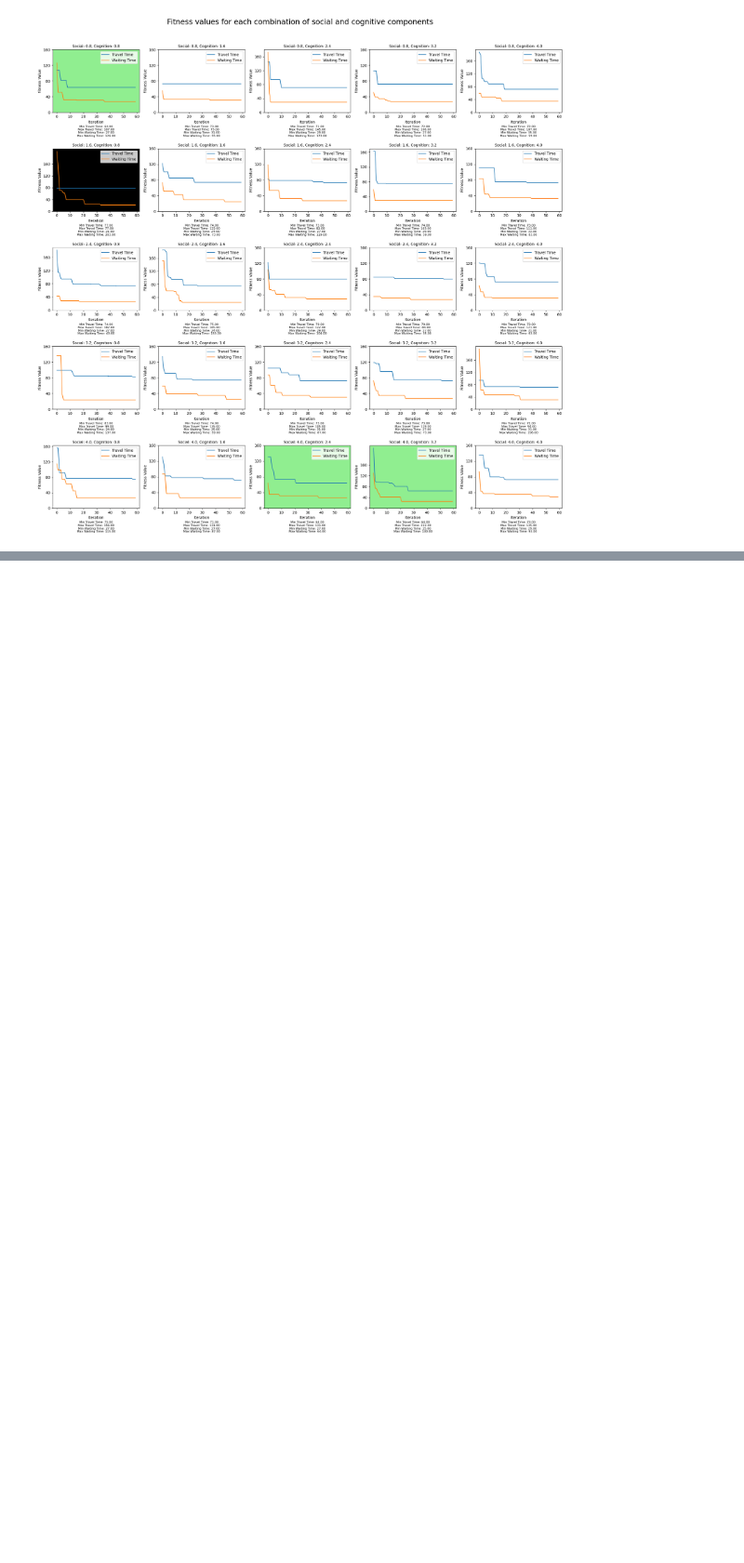
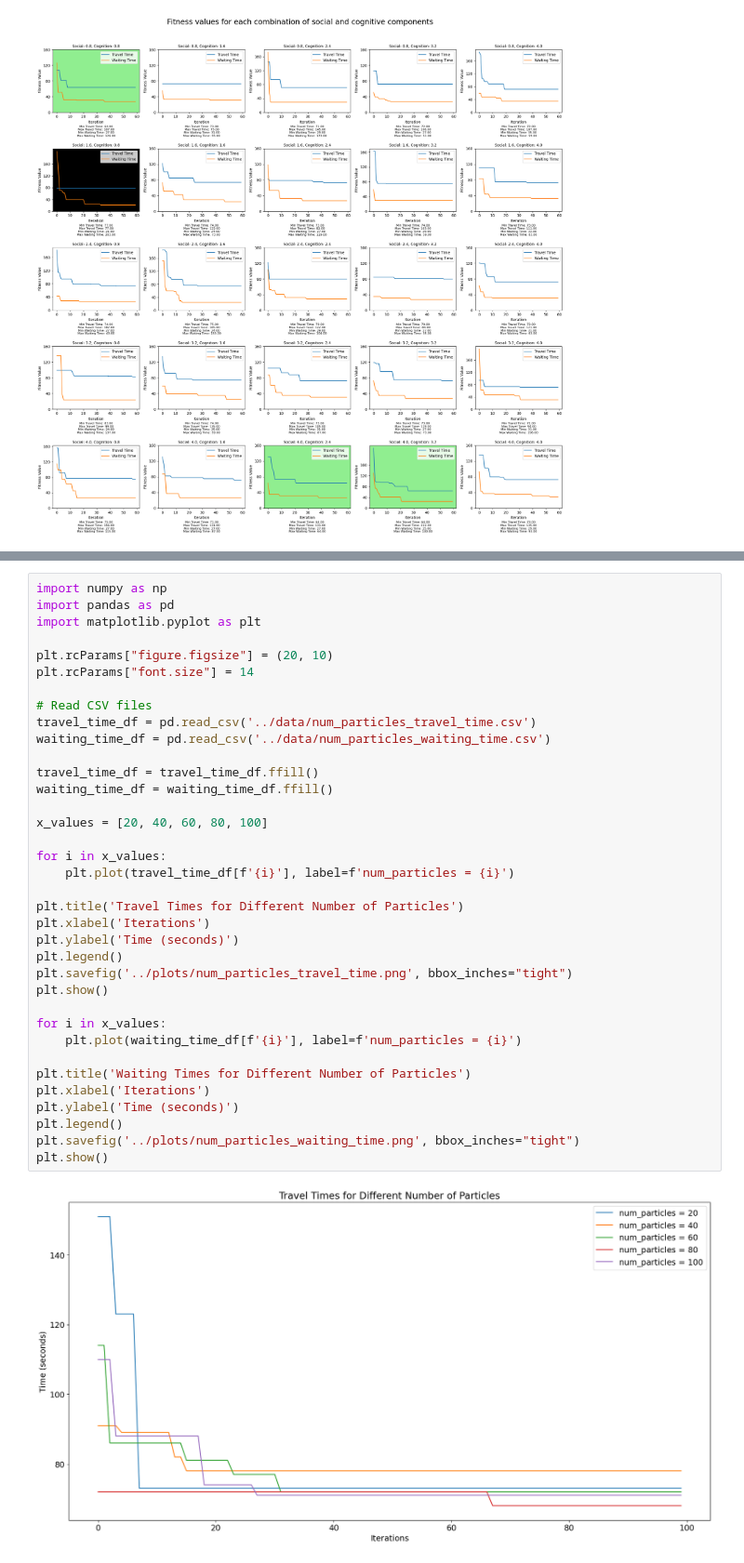
Before and after one commit to Manan-dev/Traffic-Optimization-Project, a Jupyter notebook: notebooks/sim_pso.ipynb, the cells around one changed output, grey strips where cells are left out. Shown at 93% size. Drawn from its saved outputs; the diff is of its cells as text; blank space fills up the shorter version.

```diff
--- a/notebooks/sim_pso.ipynb
+++ b/notebooks/sim_pso.ipynb
@@ -523,0 +475,38 @@ plt.savefig('../plots/social_cognition.png')
+# %%
+import numpy as np
+import pandas as pd
+import matplotlib.pyplot as plt
+
+plt.rcParams["figure.figsize"] = (20, 10)
+plt.rcParams["font.size"] = 14
+
+# Read CSV files
+travel_time_df = pd.read_csv('../data/num_particles_travel_time.csv')
+waiting_time_df = pd.read_csv('../data/num_particles_waiting_time.csv')
+
+travel_time_df = travel_time_df.ffill()
+waiting_time_df = waiting_time_df.ffill()
+
+x_values = [20, 40, 60, 80, 100]
+
+for i in x_values:
+    plt.plot(travel_time_df[f'{i}'], label=f'num_particles = {i}')
+
+plt.title('Travel Times for Different Number of Particles')
+plt.xlabel('Iterations')
+plt.ylabel('Time (seconds)')
+plt.legend()
+plt.savefig('../plots/num_particles_travel_time.png', bbox_inches="tight")
+plt.show()
+
+for i in x_values:
+    plt.plot(waiting_time_df[f'{i}'], label=f'num_particles = {i}')
+
+plt.title('Waiting Times for Different Number of Particles')
+plt.xlabel('Iterations')
+plt.ylabel('Time (seconds)')
+plt.legend()
+plt.savefig('../plots/num_particles_waiting_time.png', bbox_inches="tight")
+plt.show()
+# %% [output]
+[figure, added]
```
Also changed, not shown: parts of 6 cells of this notebook, 7 other files.
